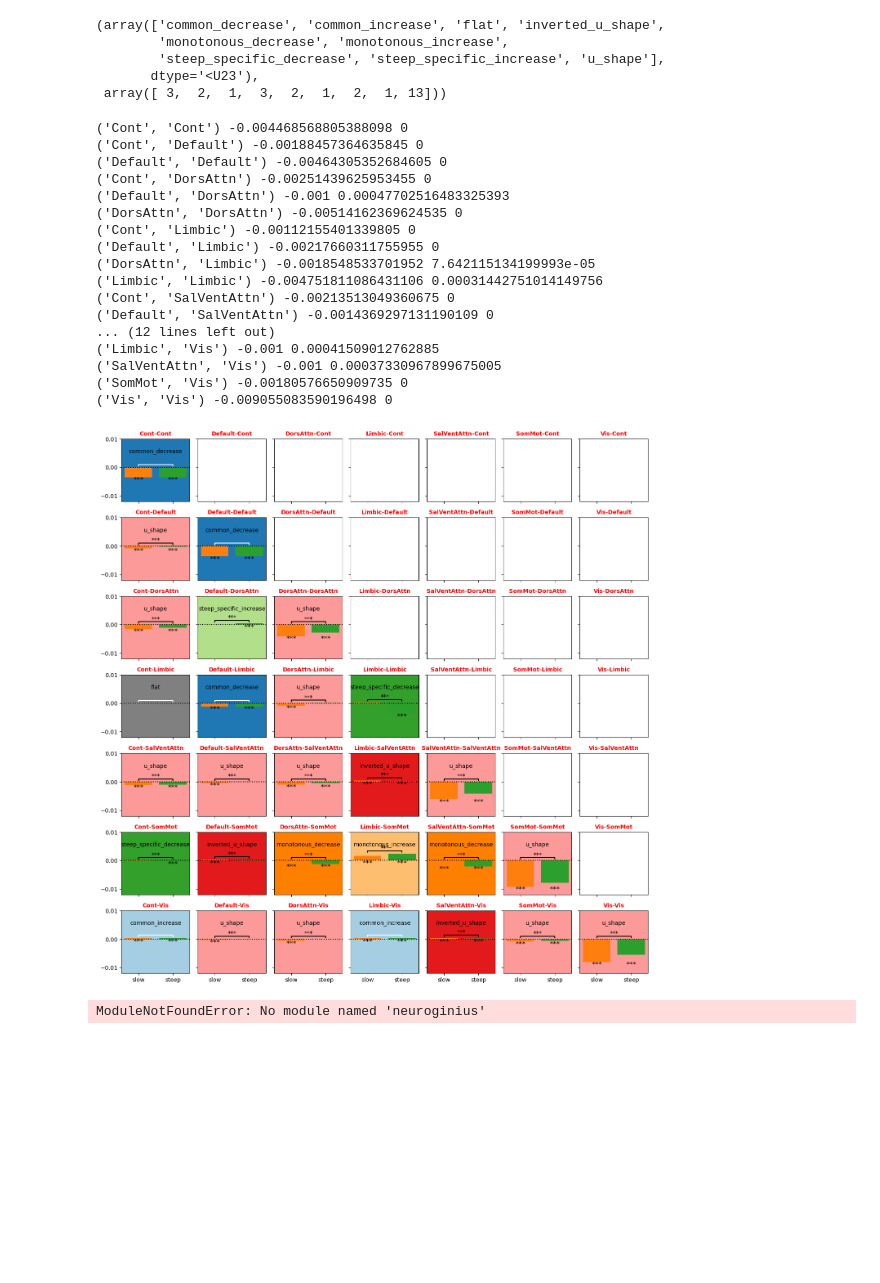
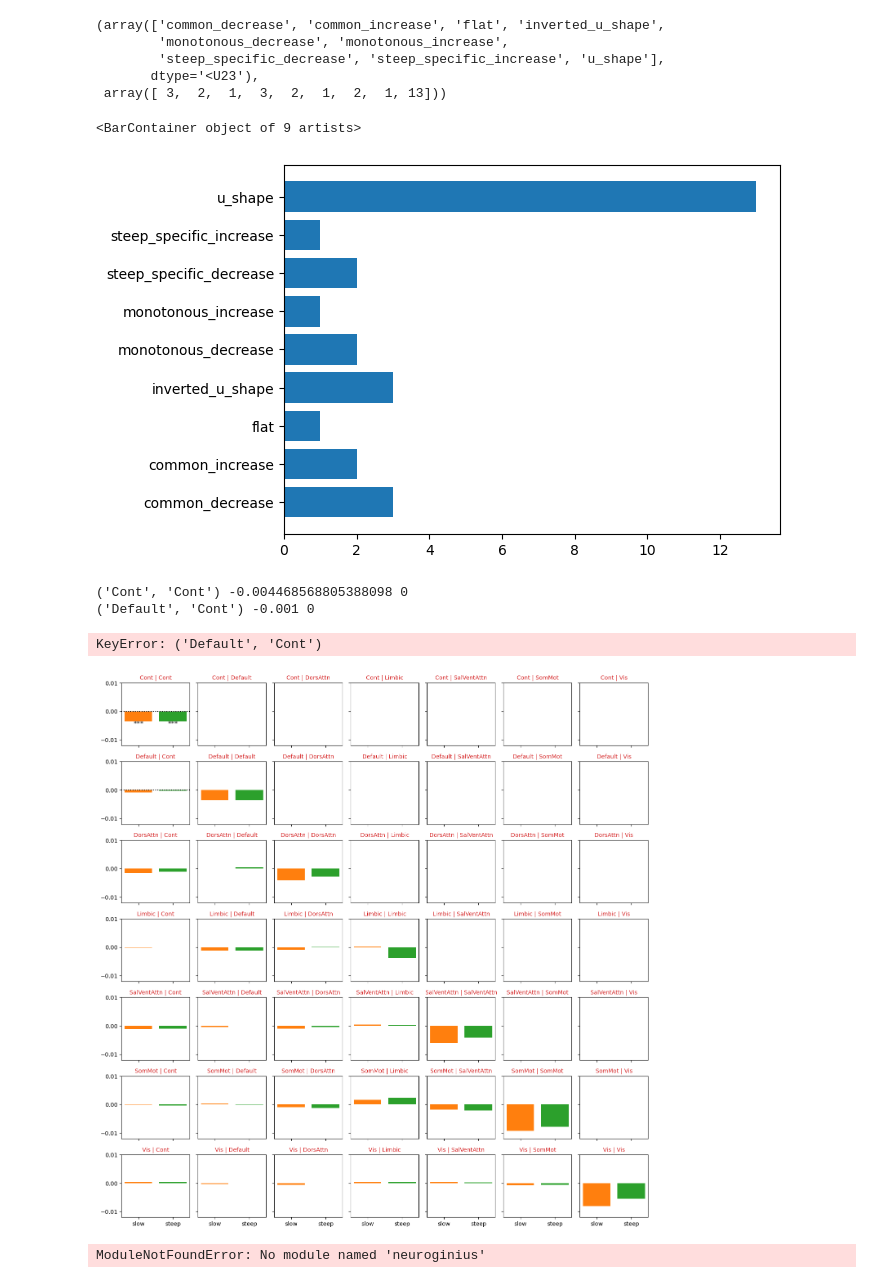
Before and after one commit to jonathan-legrand/article-figures, a Jupyter notebook: plot_connectivity_with_profiles.ipynb, the cells around one changed output. Saved outputs shown, nothing was run; the diff lists cells and outputs as text; code cells hidden in the pictures; blank space fills up the shorter version.

Commit message:
Fix titles

```diff
--- a/plot_connectivity_with_profiles.ipynb
+++ b/plot_connectivity_with_profiles.ipynb
@@ -71,6 +125,12 @@ np.unique(list(block_values.values()), return_counts=True)
         'steep_specific_decrease', 'steep_specific_increase', 'u_shape'],
        dtype='<U23'),
  array([ 3,  2,  1,  3,  2,  1,  2,  1, 13]))
+# %%
+cats, counts = np.unique(list(block_values.values()), return_counts=True)
+plt.barh(cats, counts)
+# %% [output]
+<BarContainer object of 9 artists>
+[figure, added]
 # %%
 import matplotlib as mpl
 
@@ -86,6 +146,11 @@ color_mapping = {
     "monotonous_decrease": colors[7],
     "flat": "gray",
 }
+# %%
+from itertools import product
+allnets = df_scaled.node_a.unique()
+allpairs = list(product(allnets, allnets))
+net_square = np.array(allpairs).reshape((7, 7, 2))
 # %%
 from itertools import product
 from math import ceil
@@ -96,7 +161,7 @@ grid = sns.FacetGrid(
     row="node_b",
     hue="cluster_label",
     palette=("tab:orange", "tab:green"),
-    margin_titles=False,
+    #margin_titles=True,
     sharex=True,
     sharey=True,
     despine=False,
@@ -104,7 +169,12 @@ grid = sns.FacetGrid(
     height=2
 )
 grid.map(plt.bar, "cluster_label", "pattern_value")
-grid.set_titles(template="{col_name}-{row_name}", fontsize="xx-large", color="red", fontweight="heavy")
+#grid.set_titles(template="{col_name}-{row_name}", fontsize="xx-large", color="red", fontweight="heavy")
+grid.set_titles(
+    row_template="{row_name}",
+    col_template="{col_name}",
+    color="tab:red", fontweight="roman", fontsize="large"
+)
 #grid.set(xticks=[1, 2], yticks=[])
 grid.set(xticks=[1, 2], yticks=[-0.010, 0, 0.010])
 grid.set_xticklabels(("slow", "steep"))
@@ -112,7 +182,8 @@ grid.set_ylabels("")
 grid.set_xlabels("")
 y = 0.002
 
-tril_idx = idx = np.tril_indices_from(grid.axes)
+tril_idx = np.tril_indices_from(grid.axes)
+triu_idx = np.triu_indices_from(grid.axes, k=1)
 
 comp_pairs = (
     (1, (1, 0)),
@@ -121,9 +192,11 @@ comp_pairs = (
 )
 h = 0.001 # graphic offset param
 
-for ax in grid.axes[tril_idx]:
+tril_iterator = zip(net_square[tril_idx], grid.axes[tril_idx])
+for i, (networks, ax) in enumerate(tril_iterator):
 
-    networks = tuple(ax.title.get_text().split("-"))
+    networks = tuple(ax.title.get_text().split(" | "))
+    #networks = tuple(networks[::-1]) # Hacky hacky
     gridmsk = (test_outcome.sorted_pair == tuple(networks))
 
     y_bar = df_scaled[df_scaled.sorted_pair == networks].pattern_value.max()
@@ -132,52 +205,45 @@ for ax in grid.axes[tril_idx]:
     y = min(0, y) - h
     print(networks, y, y_bar)
     ax.axhline(y=0, linestyle="dotted", color="black")
 
     case = block_values[networks]
-    ax.text(1.5, 0.005, case, ha="center")
-    ax.set_facecolor(color_mapping[case])
+    #ax.text(1.5, 0.005, case, ha="center")  # Display text of trend labels
+    #ax.set_facecolor(color_mapping[case]) # Display colors of trend labels
+
+    #ax.set_ylabel("P - P_stable")
+    #if tril_idx[1][i] == tril_idx[0][i]:
+    #    ax.set_title(networks[1], fontsize="large", color="tab:red", fontweight="roman")
 
     for x, (a, b) in comp_pairs:
         col_msk = (test_outcome.clusterlabel_a == a) & (test_outcome.clusterlabel_b == b)
         pval = test_outcome.loc[gridmsk & col_msk, "p adj"].values[0]
 
         if 0.01 <= pval < 0.05:
             annotation = "*"
             col = "black"
         elif 0.001 <=  pval < 0.01:
             annotation = "**"
             col = "black"
         elif pval <= 0.001:
             annotation = "***"
             col = "black"
         else:
             annotation = ""
             col = "white"
 
         if x == 3:
             ax.plot([1, 1, 2, 2], [y_bar + h/2, y_bar + h, y_bar + h, y_bar + h/2], c=col)
             ax.text(1.5, y_bar + h, annotation, ha='center', va='bottom')
         else:
             ax.text(x, y - h, annotation, ha="center", va="bottom", fontsize=12, color="black")
+
+for ax in grid.axes[triu_idx]:
+    ax.set_title("")
 # %% [output]
 ('Cont', 'Cont') -0.004468568805388098 0
-('Cont', 'Default') -0.00188457364635845 0
-('Default', 'Default') -0.00464305352684605 0
-('Cont', 'DorsAttn') -0.00251439625953455 0
-('Default', 'DorsAttn') -0.001 0.00047702516483325393
-('DorsAttn', 'DorsAttn') -0.00514162369624535 0
-('Cont', 'Limbic') -0.00112155401339805 0
-('Default', 'Limbic') -0.00217660311755955 0
-('DorsAttn', 'Limbic') -0.0018548533701952 7.642115134199993e-05
-('Limbic', 'Limbic') -0.004751811086431106 0.00031442751014149756
-('Cont', 'SalVentAttn') -0.00213513049360675 0
-('Default', 'SalVentAttn') -0.0014369297131190109 0
-... (12 lines left out)
-('Limbic', 'Vis') -0.001 0.00041509012762885
-('SalVentAttn', 'Vis') -0.001 0.00037330967899675005
-('SomMot', 'Vis') -0.00180576650909735 0
-('Vis', 'Vis') -0.009055083590196498 0
+('Default', 'Cont') -0.001 0
+KeyError: ('Default', 'Cont')
-[figure, old version]
+[figure, new version]
 # %%
 networks = df.node_a.unique()
 patterns_matrix = np.zeros((len(networks), len(networks)), dtype=object)
```
Also changed, not shown: parts of 3 cells of this notebook.
